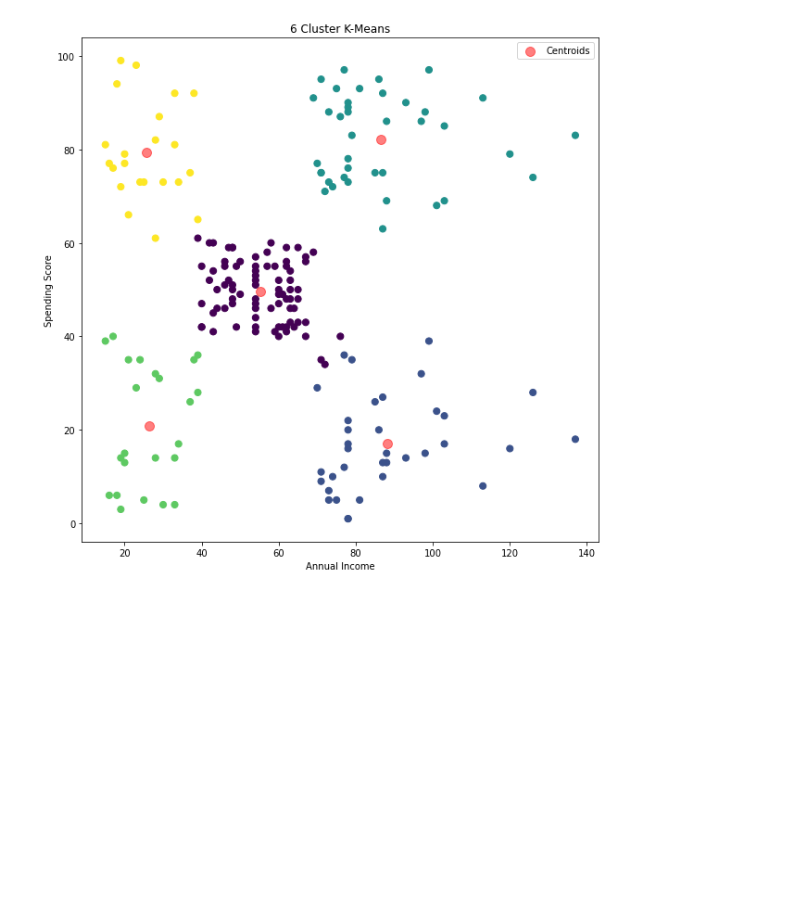
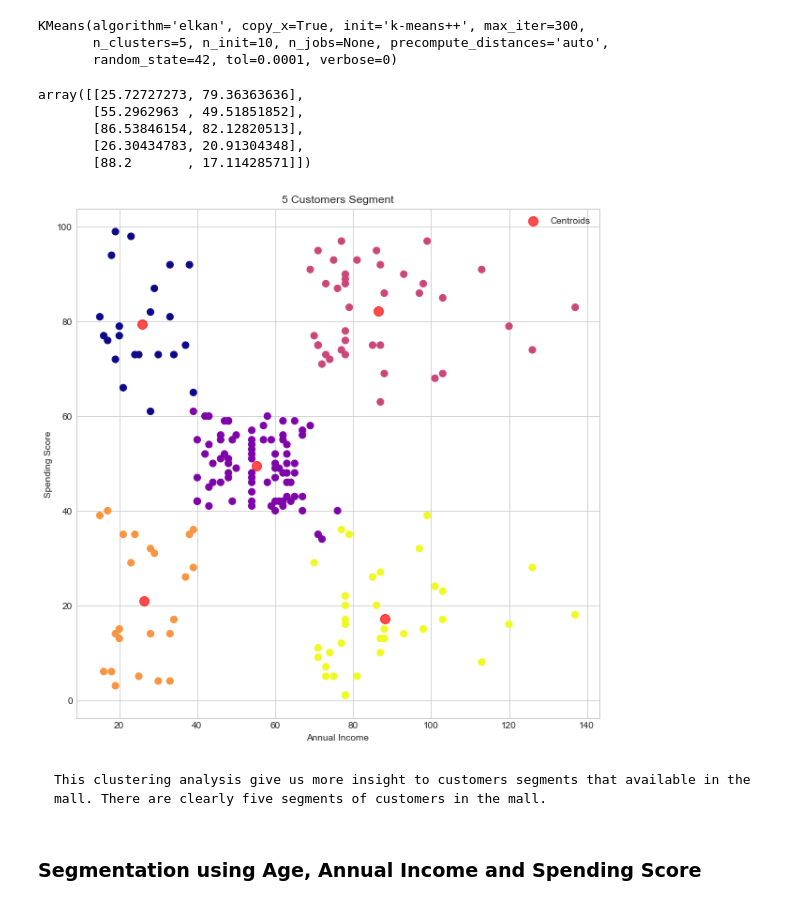
Before and after one commit to rakaadi/MallCustomersClustering, a Jupyter notebook: Customers_clustering.ipynb, the cells around one changed output. Cells and saved outputs as stored; diff of their text form; code cells hidden in the pictures; blank space fills up the shorter version.

```diff
--- a/Customers_clustering.ipynb
+++ b/Customers_clustering.ipynb
@@ -57,3 +143,0 @@ plt.show()
-# %%
-clustering = KMeans(n_clusters = 5)
-clustering.fit(data)
@@ -79,0 +186,17 @@ array([[55.2962963 , 49.51851852],
+# %%
+customers2 = data[["Annual Income (k$)", "Spending Score (1-100)"]].iloc[:, :].values
+
+# Using the elbow method to find the optimal number of clusters
+# Within Cluster Sum of Square
+WCSS = []
+for i in range(1, 11):
+    kmeans = KMeans(n_clusters=i, init="k-means++",
+                    random_state=42, algorithm="elkan")
+    kmeans.fit(customers2)
+    WCSS.append(kmeans.inertia_)
+
+plt.plot(range(1, 11), WCSS, marker=".")
+plt.title('Elbow Plot For Optimal Number of Clusters')
+plt.xlabel('Number of Clusters')
+plt.ylabel('WCSS (Within Cluster Sum of Squares)')
+plt.show()
@@ -80,17 +205,43 @@ array([[55.2962963 , 49.51851852],
+# %%
+# Selecting 5 cluster based on Inertia
+clustering2 = KMeans(n_clusters=5,
+                     init="k-means++",
+                     n_init=10,
+                     algorithm="elkan",
+                     random_state=42)
+clustering2.fit(customers2)
+# %% [output]
+KMeans(algorithm='elkan', copy_x=True, init='k-means++', max_iter=300,
+       n_clusters=5, n_init=10, n_jobs=None, precompute_distances='auto',
+       random_state=42, tol=0.0001, verbose=0)
+# %%
+centers = clustering2.cluster_centers_
+centers
+# %% [output]
+array([[25.72727273, 79.36363636],
+       [55.2962963 , 49.51851852],
+       [86.53846154, 82.12820513],
+       [26.30434783, 20.91304348],
+       [88.2       , 17.11428571]])
 # %%
+# Displaying Data in 5 Cluster Form
 plt.figure(figsize=(10, 10))
 
 plt.scatter(data["Annual Income (k$)"],
             data["Spending Score (1-100)"],
-            c = clustering.labels_, s = 50, cmap = "viridis")
+            c=clustering2.labels_, s=50, cmap="plasma")
 
-plt.scatter(clusterCenters[:,0], clusterCenters[:,1],
-            color="red", marker = ".", s = 400, alpha=0.5, label = "Centroids")
+plt.scatter(centers[:, 0], centers[:, 1],
+            color="red", marker=".", s=400, alpha=0.7, label="Centroids")
 
 plt.xlabel("Annual Income")
 plt.ylabel("Spending Score")
-plt.title("6 Cluster K-Means")
+plt.title("5 Customers Segment")
 plt.legend()
 plt.show()
 # %% [output]
-[figure, old version]
+[figure, new version]
+# %% [markdown]
+    This clustering analysis give us more insight to customers segments that available in the mall. There are clearly five segments of customers in the mall.
+# %% [markdown]
+### Segmentation using Age, Annual Income and Spending Score
```
Also changed, not shown: parts of 29 cells of this notebook.
